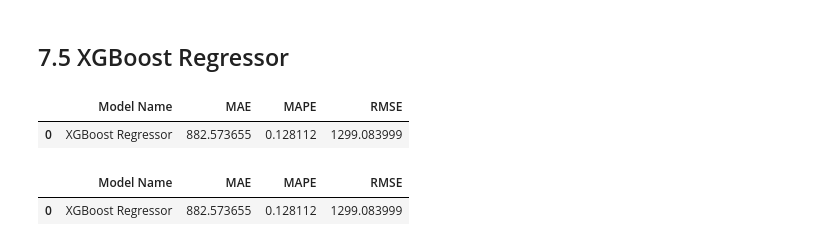
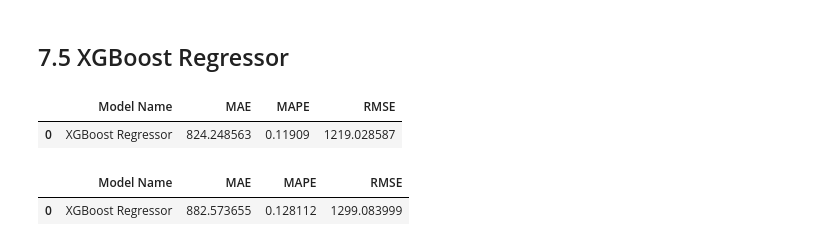
Before and after one commit to BlueBics/rossmann_sales_prediction, a Jupyter notebook: v01_store_sales_prediction.ipynb, the cells around one changed output. Cells and saved outputs as stored; diff of their text form; code cells hidden in the pictures.

```diff
--- a/v01_store_sales_prediction.ipynb
+++ b/v01_store_sales_prediction.ipynb
@@ -1296,23 +1302,25 @@ rf_result_cv
 # %% [markdown]
 ## 7.5 XGBoost Regressor
 # %%
+warnings.filterwarnings('ignore')
 #model
 model_xgb = xgb.XGBRegressor(objective='reg:squarederror',
                              n_estimators=1000,
                              eta=0.01,
                              max_depth=10,
                              subsample=0.7,
-                             colsample_bytree=0.9).fit(x_train, y_train)
+                             colsample_bytree=0.9,
+                             tree_method='gpu_hist').fit(x_train, y_train)
 
 #prediction
 yhat_xgb = model_xgb.predict(x_test)
 
 #performance
 xgb_result = ml_error('XGBoost Regressor', np.expm1(y_test), np.expm1(yhat_xgb))
 xgb_result
 # %% [output]
 |  | Model Name | MAE | MAPE | RMSE |
-| 0 | XGBoost Regressor | 882.573655 | 0.128112 | 1299.083999 |
+| 0 | XGBoost Regressor | 824.248563 | 0.11909 | 1219.028587 |
 # %%
 #resultado XGBoost
 xgb_result = pd.DataFrame({'Model Name': 'XGBoost Regressor',
```
Also changed, not shown: parts of 28 cells of this notebook.
